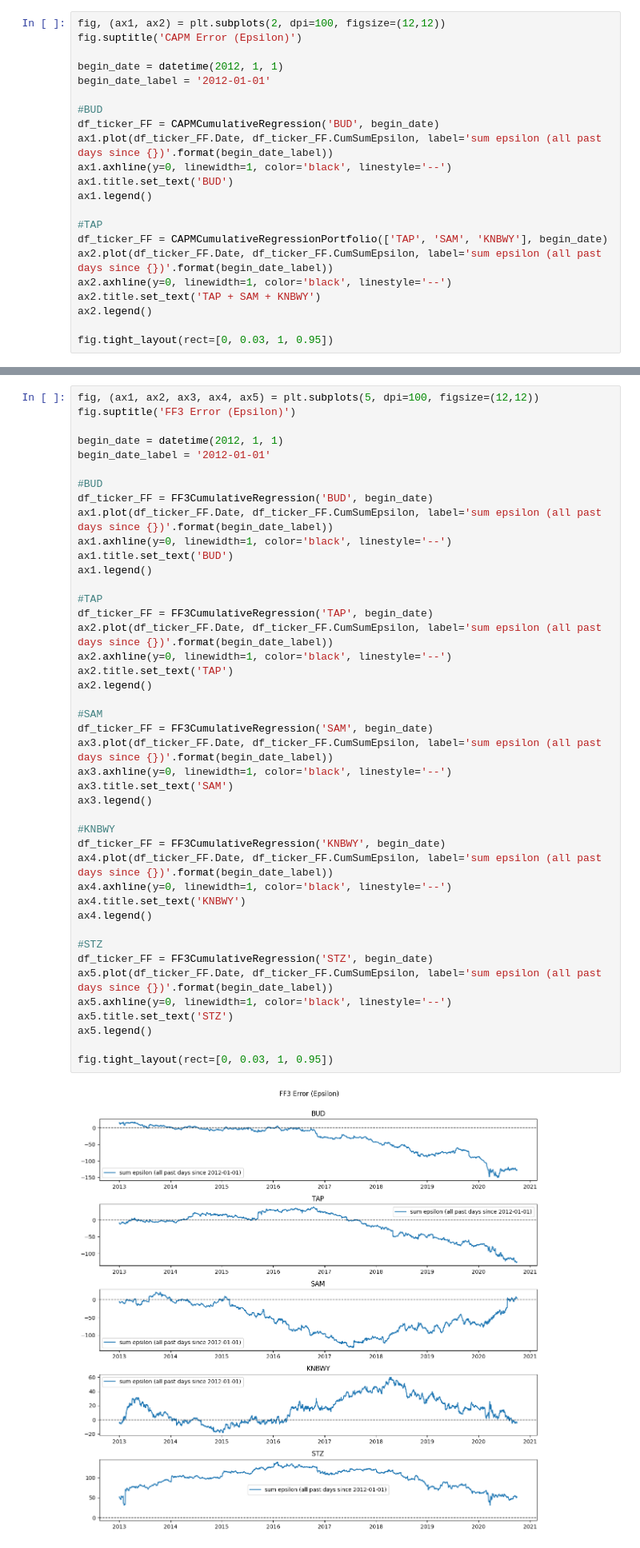
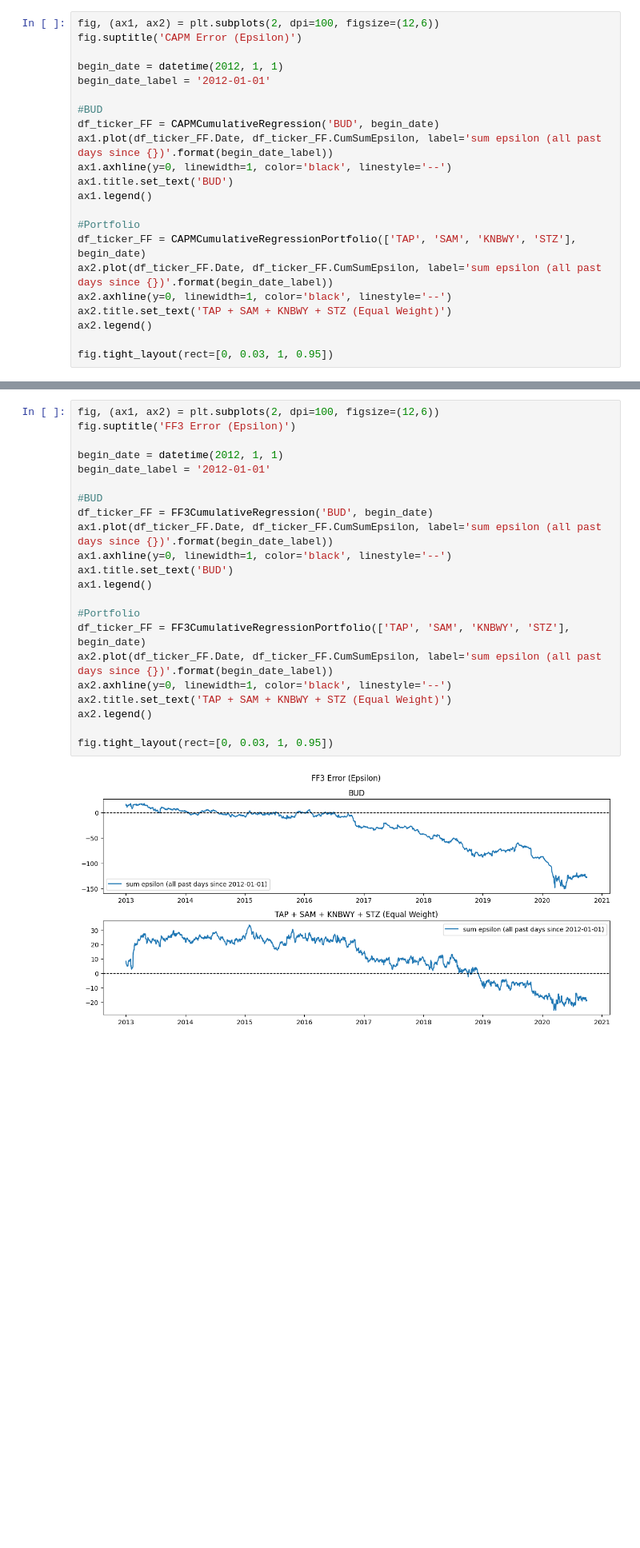
Before and after one commit to chrisliii/FINE-452, a Jupyter notebook: M&A_CAPM_FF3_Daily_Portfolio.ipynb, the cells around one changed output, grey strips where cells are left out. Shown at 80% size. Drawn from its saved outputs; the diff is of its cells as text; blank space fills up the shorter version.

```diff
--- a/M&A_CAPM_FF3_Daily_Portfolio.ipynb
+++ b/M&A_CAPM_FF3_Daily_Portfolio.ipynb
@@ -471,7 +471,7 @@ ax6.legend()
 # %% [markdown]
 #### CAPM Plot 3 subplots
 # %%
-fig, (ax1, ax2) = plt.subplots(2, dpi=100, figsize=(12,12))
+fig, (ax1, ax2) = plt.subplots(2, dpi=100, figsize=(12,6))
 fig.suptitle('CAPM Error (Epsilon)')
 
 begin_date = datetime(2012, 1, 1)
@@ -484,11 +484,11 @@ ax1.axhline(y=0, linewidth=1, color='black', linestyle='--')
 ax1.title.set_text('BUD')
 ax1.legend()
 
-#TAP
-df_ticker_FF = CAPMCumulativeRegressionPortfolio(['TAP', 'SAM', 'KNBWY'], begin_date)
+#Portfolio
+df_ticker_FF = CAPMCumulativeRegressionPortfolio(['TAP', 'SAM', 'KNBWY', 'STZ'], begin_date)
 ax2.plot(df_ticker_FF.Date, df_ticker_FF.CumSumEpsilon, label='sum epsilon (all past days since {})'.format(begin_date_label))
 ax2.axhline(y=0, linewidth=1, color='black', linestyle='--')
-ax2.title.set_text('TAP + SAM + KNBWY')
+ax2.title.set_text('TAP + SAM + KNBWY + STZ (Equal Weight)')
 ax2.legend()
 
 fig.tight_layout(rect=[0, 0.03, 1, 0.95])
@@ -592,47 +676,26 @@ ax6.legend()
 # %% [markdown]
 #### FF3 Plot 3 subplots
 # %%
-fig, (ax1, ax2, ax3, ax4, ax5) = plt.subplots(5, dpi=100, figsize=(12,12))
+fig, (ax1, ax2) = plt.subplots(2, dpi=100, figsize=(12,6))
 fig.suptitle('FF3 Error (Epsilon)')
 
 begin_date = datetime(2012, 1, 1)
 begin_date_label = '2012-01-01'
 
 #BUD
 df_ticker_FF = FF3CumulativeRegression('BUD', begin_date)
 ax1.plot(df_ticker_FF.Date, df_ticker_FF.CumSumEpsilon, label='sum epsilon (all past days since {})'.format(begin_date_label))
 ax1.axhline(y=0, linewidth=1, color='black', linestyle='--')
 ax1.title.set_text('BUD')
 ax1.legend()
 
-#TAP
-df_ticker_FF = FF3CumulativeRegression('TAP', begin_date)
+#Portfolio
+df_ticker_FF = FF3CumulativeRegressionPortfolio(['TAP', 'SAM', 'KNBWY', 'STZ'], begin_date)
 ax2.plot(df_ticker_FF.Date, df_ticker_FF.CumSumEpsilon, label='sum epsilon (all past days since {})'.format(begin_date_label))
 ax2.axhline(y=0, linewidth=1, color='black', linestyle='--')
-ax2.title.set_text('TAP')
+ax2.title.set_text('TAP + SAM + KNBWY + STZ (Equal Weight)')
 ax2.legend()
 
-#SAM
-df_ticker_FF = FF3CumulativeRegression('SAM', begin_date)
-ax3.plot(df_ticker_FF.Date, df_ticker_FF.CumSumEpsilon, label='sum epsilon (all past days since {})'.format(begin_date_label))
-ax3.axhline(y=0, linewidth=1, color='black', linestyle='--')
-ax3.title.set_text('SAM')
-ax3.legend()
-
-#KNBWY
-df_ticker_FF = FF3CumulativeRegression('KNBWY', begin_date)
-ax4.plot(df_ticker_FF.Date, df_ticker_FF.CumSumEpsilon, label='sum epsilon (all past days since {})'.format(begin_date_label))
-ax4.axhline(y=0, linewidth=1, color='black', linestyle='--')
-ax4.title.set_text('KNBWY')
-ax4.legend()
-
-#STZ
-df_ticker_FF = FF3CumulativeRegression('STZ', begin_date)
-ax5.plot(df_ticker_FF.Date, df_ticker_FF.CumSumEpsilon, label='sum epsilon (all past days since {})'.format(begin_date_label))
-ax5.axhline(y=0, linewidth=1, color='black', linestyle='--')
-ax5.title.set_text('STZ')
-ax5.legend()
-
 fig.tight_layout(rect=[0, 0.03, 1, 0.95])
 # %% [output]
-[figure, old version]
+[figure, new version]
```
Also changed, not shown: parts of 4 cells of this notebook.
